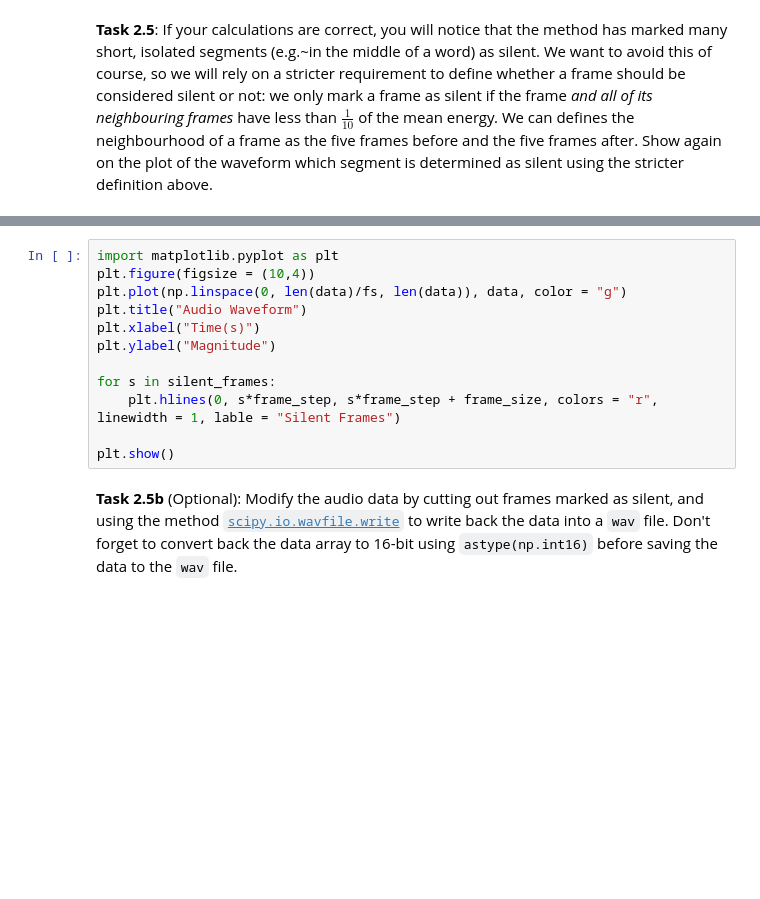
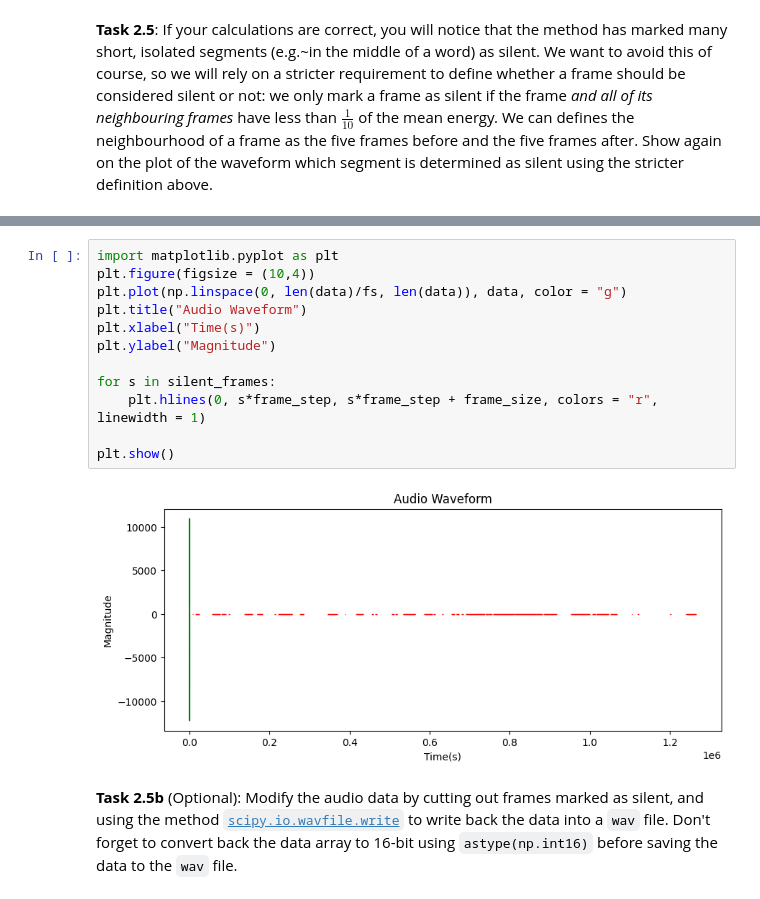
Before and after one commit to alessiasanfelici/IN4080--NLP-Exercises, a Jupyter notebook: NLP-Projects/mandatory 3/oblig3.ipynb, the cells around one changed output, grey strips where cells are left out. Cells and saved outputs as stored; diff of their text form; blank space fills up the shorter version.

```diff
--- a/NLP-Projects/mandatory 3/oblig3.ipynb
+++ b/NLP-Projects/mandatory 3/oblig3.ipynb
@@ -366,15 +396,17 @@ print("Silent Frames:", silent_frames)
 # %%
 import matplotlib.pyplot as plt
 plt.figure(figsize = (10,4))
 plt.plot(np.linspace(0, len(data)/fs, len(data)), data, color = "g")
 plt.title("Audio Waveform")
 plt.xlabel("Time(s)")
 plt.ylabel("Magnitude")
 
 for s in silent_frames:
-    plt.hlines(0, s*frame_step, s*frame_step + frame_size, colors = "r", linewidth = 1, lable = "Silent Frames")
+    plt.hlines(0, s*frame_step, s*frame_step + frame_size, colors = "r", linewidth = 1)
 
 plt.show()
+# %% [output]
+[figure, added]
 # %% [markdown]
 __Task 2.5b__ (Optional): Modify the audio data by cutting out frames marked as silent, and using the method [`scipy.io.wavfile.write`](https://docs.scipy.org/doc/scipy/reference/generated/scipy.io.wavfile.write.html) to write back the data into a `wav` file. Don't forget to convert back the data array to 16-bit using `astype(np.int16)` before saving the data to the `wav` file.
 # %%
```
Also changed, not shown: parts of 9 cells of this notebook, 1 other file.
